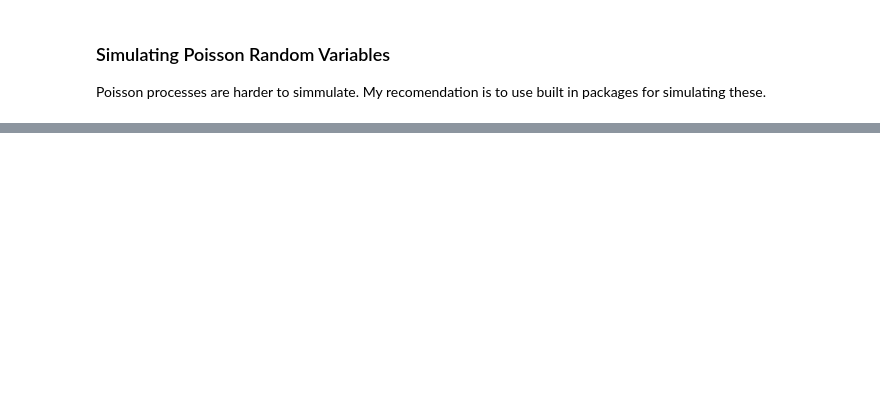
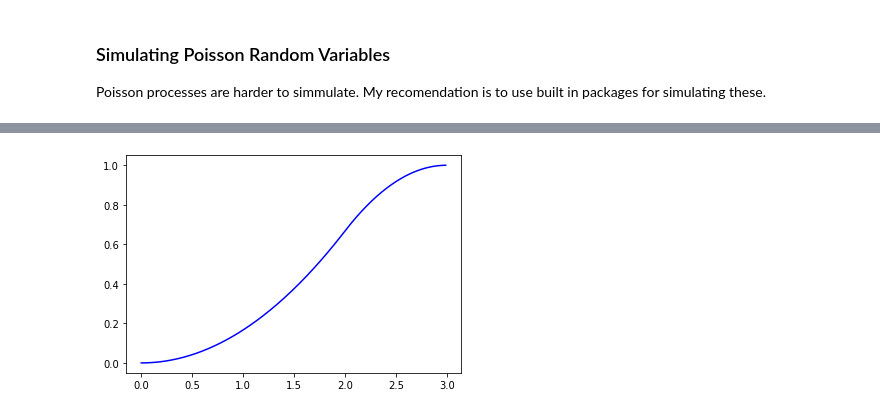
Before and after one commit to virgilpierce/MATH_351, a Jupyter notebook: 2-2 Experiments and Tests.ipynb, the cells around one changed output, grey strips where cells are left out. Cells and saved outputs as stored; diff of their text form; code cells hidden in the pictures; blank space fills up the shorter version.

```diff
--- a/2-2 Experiments and Tests.ipynb
+++ b/2-2 Experiments and Tests.ipynb
@@ -274,0 +312,5 @@ moments(3), poisson_moments(3)
+# %%
+import sympy as sp
+
+y = sp.Symbol('y')
+sp.integrate(y/3, (y, 0, y))
@@ -274,0 +331,19 @@ moments(3), poisson_moments(3)
+# %%
+def F(y):
+
+    if y < 0:
+        return 0
+    elif y < 2:
+        return y**2/6
+    elif y < 3:
+        return -y**2/3 +2*y - 2
+    else:
+        return 1
+# %%
+yy = np.arange(0, 3, 0.01)
+
+FF = [ F(y) for y in yy]
+
+plt.plot(yy, FF, 'b-');
+# %% [output]
+[figure, added]
```
Also changed, not shown: parts of 25 cells of this notebook.
